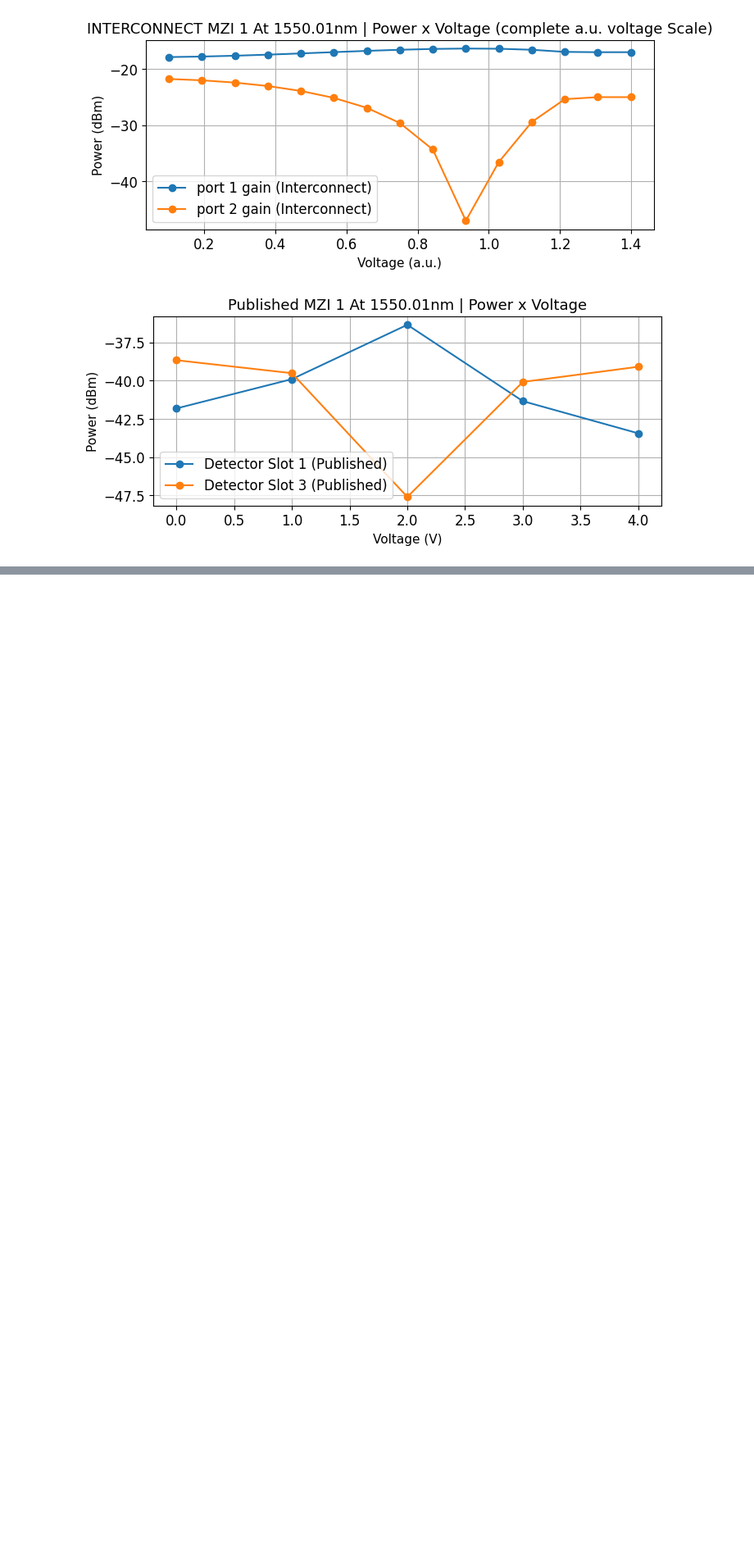
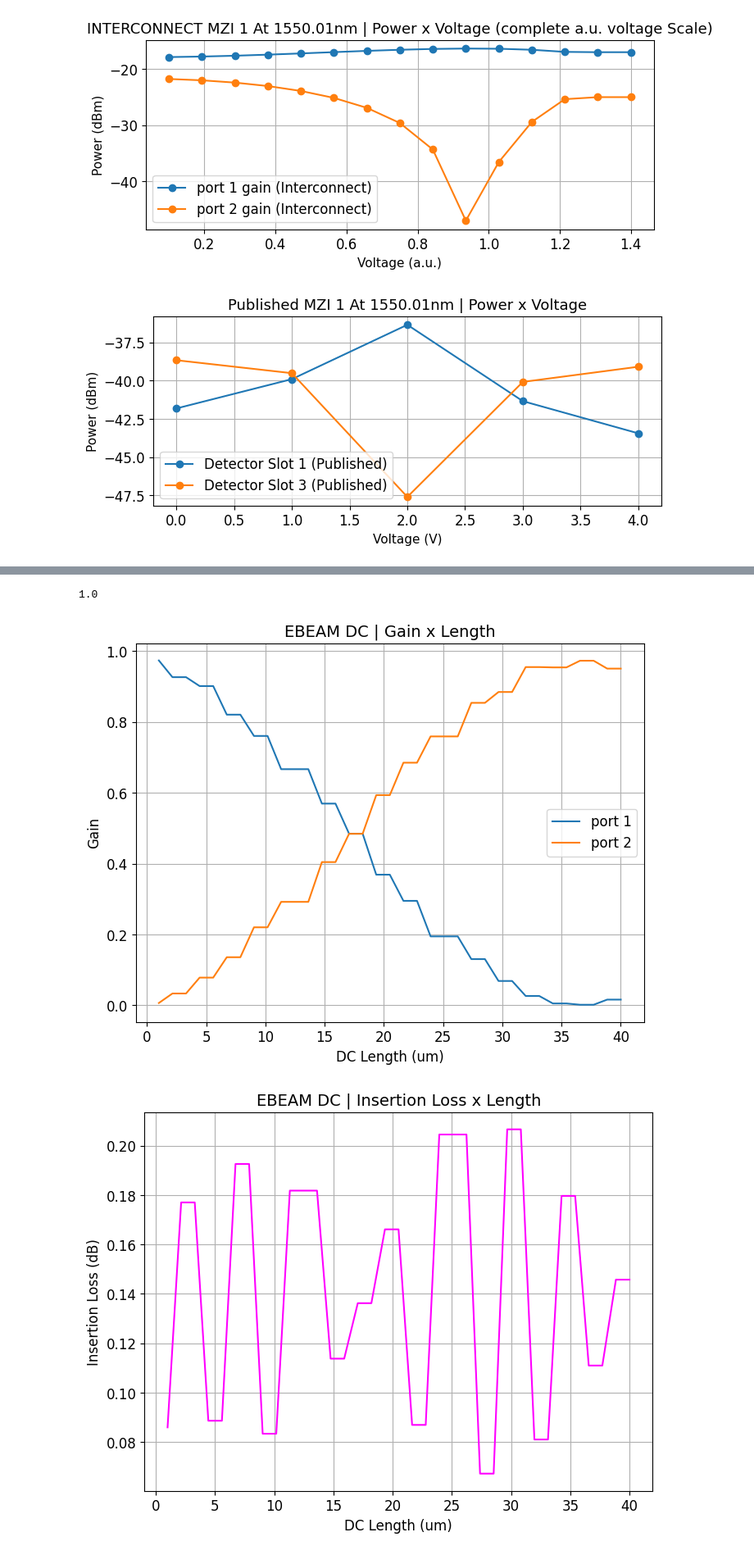
Before and after one commit to CaioRodrigues200/Programmable-Multifunctional-Circuit, a Jupyter notebook: Simulations/EBeamTests/EBeamTests.ipynb, the cells around one changed output, grey strips where cells are left out. Shown at 82% size. Saved outputs shown, nothing was run; the diff lists cells and outputs as text; code cells hidden in the pictures; blank space fills up the shorter version.

```diff
--- a/Simulations/EBeamTests/EBeamTests.ipynb
+++ b/Simulations/EBeamTests/EBeamTests.ipynb
@@ -269,0 +276,59 @@ plt.savefig(datapath+"/"+"MZI 1 At 1550nm Published" + ".png", transparent=False
+# %%
+inter = lumapi.INTERCONNECT(filename='FabricationLayout.icp')
+# %%
+inter.switchtolayout()
+inter.delete('ONA_1')
+inter.delete('dc_3')
+inter.addelement('ebeam_dc_te1550')
+inter.set('x position',0)
+inter.set('y position',-1000)
+inter.addelement('Optical Network Analyzer')
+inter.set('x position',0)
+inter.set('y position',-800)
+inter.set('number of input ports',2)
+
+inter.connect('ONA_1','output','dc_3','opt_1')
+inter.connect('ONA_1','input 1','dc_3','opt_3')
+inter.connect('ONA_1','input 2','dc_3','opt_4')
+# %% [output]
+1.0
+# %%
+LenArray = np.linspace(1,40,35)*1e-6
+
+Port1Gain = np.zeros(len(LenArray))
+Port2Gain = np.zeros(len(LenArray))
+
+for i in range(len(LenArray)):
+    inter.switchtolayout()
+    inter.setnamed('dc_3','coupling_length',LenArray[i])
+    inter.run()
+
+    Port1Gain[i] = inter.getresult('ONA_1','input 1/mode 1/gain')["'TE' gain (dB)"][0]
+    Port2Gain[i] = inter.getresult('ONA_1','input 2/mode 1/gain')["'TE' gain (dB)"][0]
+
+plt.figure(figsize=(8,6))
+plt.plot(LenArray*1e6,10**(Port1Gain/10),label='port 1')
+plt.plot(LenArray*1e6,10**(Port2Gain/10),label='port 2')
+plt.grid()
+plt.legend()
+plt.title('EBEAM DC | Gain x Length',fontsize=14)
+plt.xlabel('DC Length (um)',fontsize=12)
+plt.ylabel('Gain',fontsize=12)
+
+datapath = '../../Media/EBeam_Tests'
+file_count = sum(len(files) for _, _, files in os.walk(datapath))
+plt.savefig(datapath+"/"+"DC Gain x Length" + ".png", transparent=False, facecolor="white", bbox_inches="tight")
+
+plt.figure(figsize=(8,6))
+plt.plot(LenArray*1e6,0-10*np.log10(10**(Port1Gain/10)+10**(Port2Gain/10)),color='magenta')
+plt.grid()
+plt.title('EBEAM DC | Insertion Loss x Length',fontsize=14)
+plt.xlabel('DC Length (um)',fontsize=12)
+plt.ylabel('Insertion Loss (dB)',fontsize=12)
+
+datapath = '../../Media/EBeam_Tests'
+file_count = sum(len(files) for _, _, files in os.walk(datapath))
+plt.savefig(datapath+"/"+"DC IL x Length" + ".png", transparent=False, facecolor="white", bbox_inches="tight")
+# %% [output]
+[figure, added]
+[figure, added]
```
Also changed, not shown: parts of 7 cells of this notebook, 7 other files.
